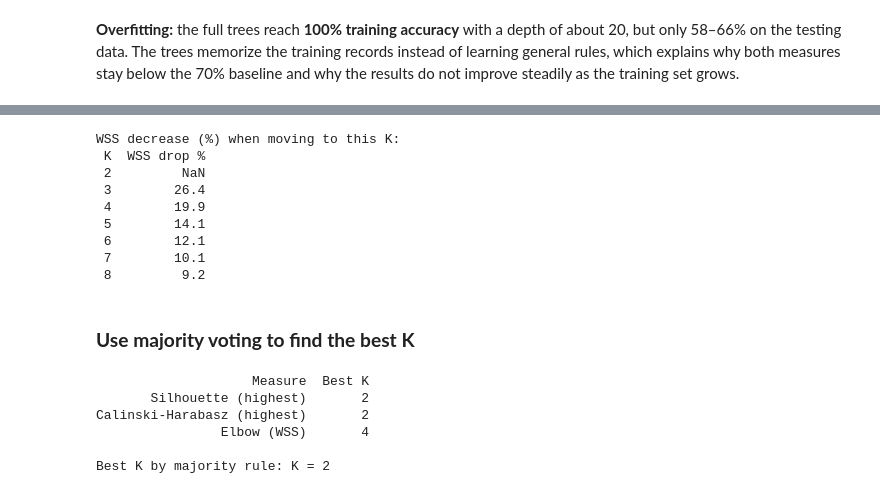
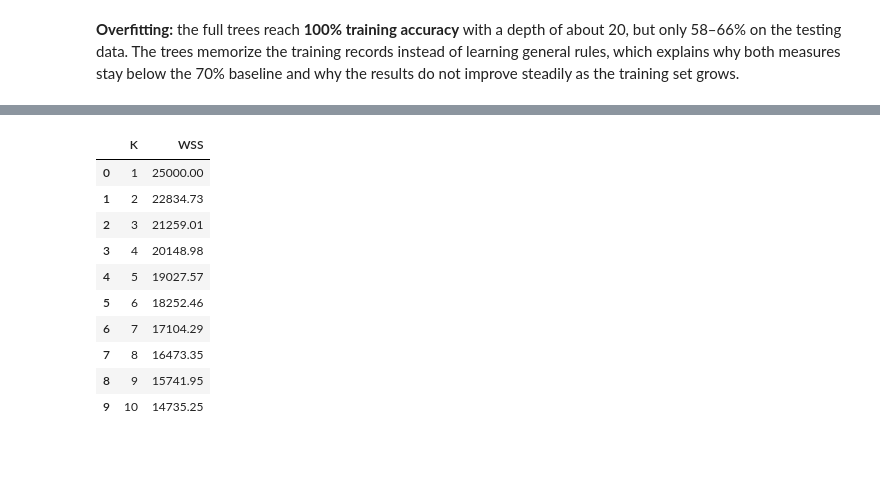
Before and after one commit to saraalmazroa/-IT326-DataMining-Project-, a Jupyter notebook: Phase3.ipynb, the cells around one changed output, grey strips where cells are left out. Drawn from its saved outputs; the diff is of its cells as text; code cells hidden in the pictures; blank space fills up the shorter version.

```diff
--- a/Phase3.ipynb
+++ b/Phase3.ipynb
@@ -751,35 +628,28 @@ K = 4
-# %%
-# Each measure votes for one K among our three chosen values (2, 3, 4)
-best_sil = results[results['K'].isin([2, 3, 4])].set_index('K')['Silhouette'].idxmax()
-best_ch  = results[results['K'].isin([2, 3, 4])].set_index('K')['Calinski-Harabasz'].idxmax()
-
-# Elbow: look at how much WSS drops each time we add one more cluster
-wss_drop = (results['WSS'].pct_change() * -100).round(1)
-print("WSS decrease (%) when moving to this K:")
-print(pd.DataFrame({'K': results['K'], 'WSS drop %': wss_drop}).to_string(index=False))
-# %% [output]
-WSS decrease (%) when moving to this K:
- K  WSS drop %
- 2         NaN
- 3        26.4
- 4        19.9
- 5        14.1
- 6        12.1
- 7        10.1
- 8         9.2
-# %% [markdown]
-### **Use majority voting to find the best K**
-# %%
-best_elbow = 4   # read from the elbow plot / WSS drop table above
-
-votes = pd.DataFrame({'Measure': ['Silhouette (highest)', 'Calinski-Harabasz (highest)', 'Elbow (WSS)'],
-                      'Best K': [best_sil, best_ch, best_elbow]})
-print(votes.to_string(index=False))
-print("\nBest K by majority rule: K =", votes['Best K'].value_counts().idxmax())
-# %% [output]
-                    Measure  Best K
-       Silhouette (highest)       2
-Calinski-Harabasz (highest)       2
-                Elbow (WSS)       4
-
-Best K by majority rule: K = 2
+# %%
+wss = []
+K_range = range(1, 11)
+for k in K_range:
+    kmeans = KMeans(
+        n_clusters=k,
+        random_state=42,
+        n_init=10
+    )
+    kmeans.fit(X_scaled)
+    wss.append(kmeans.inertia_)
+    wss_table = pd.DataFrame({
+    "K": list(K_range),
+    "WSS": wss
+})
+display(wss_table.round(2))
+# %% [output]
+|  | K | WSS |
+| 0 | 1 | 25000.00 |
+| 1 | 2 | 22834.73 |
+| 2 | 3 | 21259.01 |
+| 3 | 4 | 20148.98 |
+| 4 | 5 | 19027.57 |
+| 5 | 6 | 18252.46 |
+| 6 | 7 | 17104.29 |
+| 7 | 8 | 16473.35 |
+| 8 | 9 | 15741.95 |
+| 9 | 10 | 14735.25 |
```
Also changed, not shown: parts of 23 cells of this notebook.
